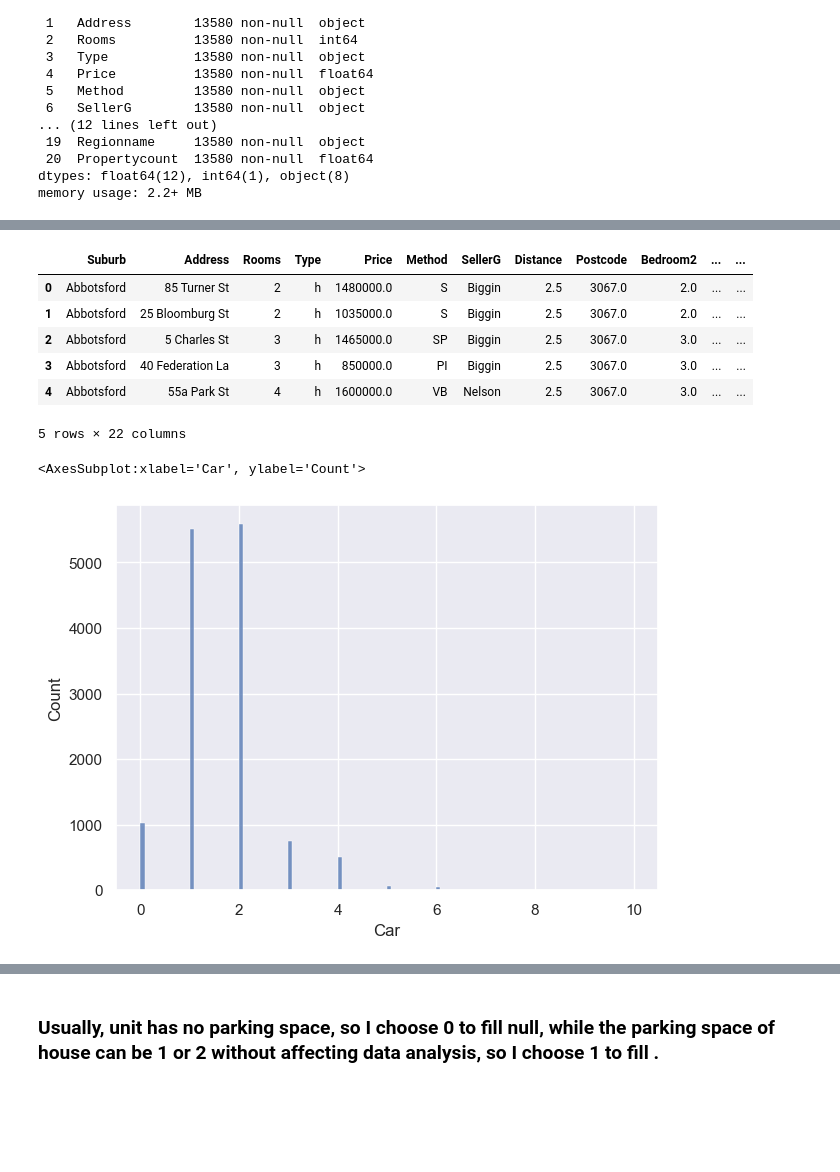
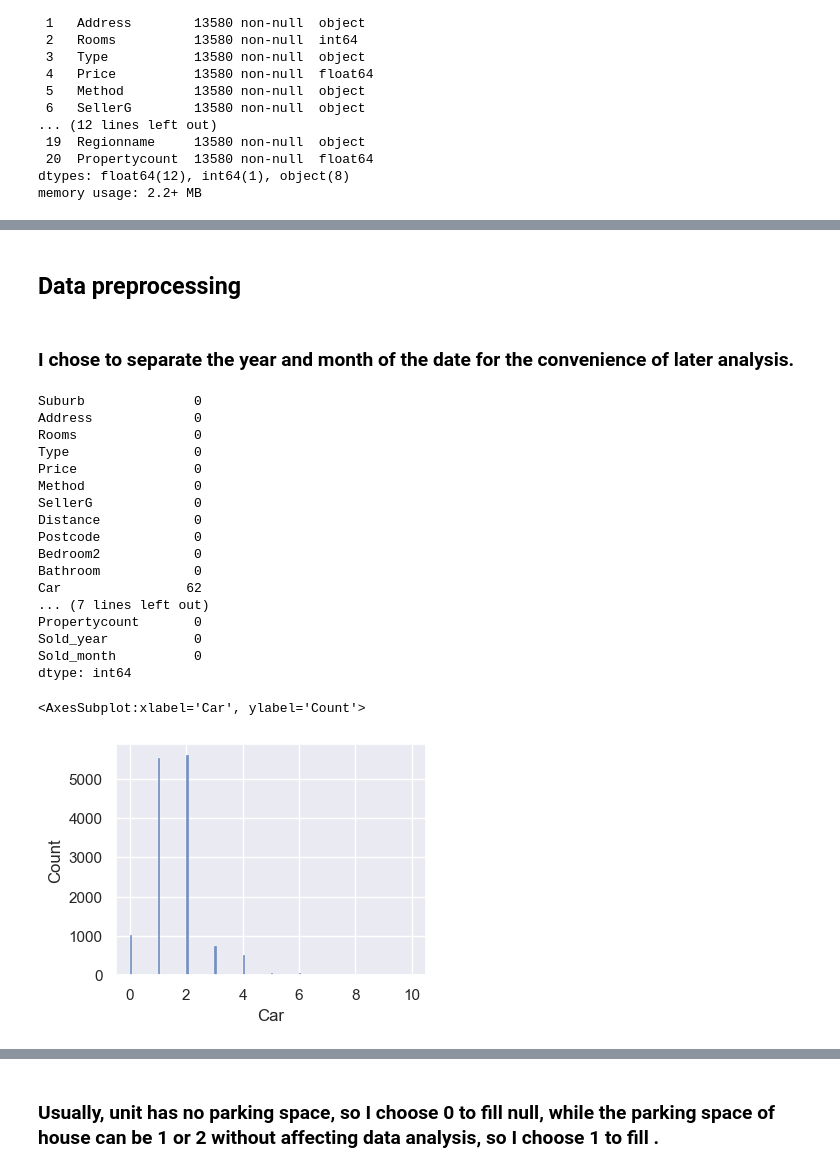
Before and after one commit to DanYANG18/task1, a Jupyter notebook: melhouse5.ipynb, the cells around one changed output, grey strips where cells are left out. Saved outputs shown, nothing was run; the diff lists cells and outputs as text; code cells hidden in the pictures; blank space fills up the shorter version.

```diff
--- a/melhouse5.ipynb
+++ b/melhouse5.ipynb
@@ -94,24 +73,39 @@ df.describe()
 | 50% | 3.000000 | 9.030000e+05 | 9.200000 | 3084.000000 | 3.000000 | 1.000000 | 2.000000 | 440.000000 | 126.000000 | 1970.000000 | ... |
 | 75% | 3.000000 | 1.330000e+06 | 13.000000 | 3148.000000 | 3.000000 | 2.000000 | 2.000000 | 651.000000 | 174.000000 | 1999.000000 | ... |
 | max | 10.000000 | 9.000000e+06 | 48.100000 | 3977.000000 | 20.000000 | 8.000000 | 10.000000 | 433014.000000 | 44515.000000 | 2018.000000 | ... |
+# %% [markdown]
+## Data preprocessing
+# %% [markdown]
+### I chose to separate the year and month of the date for the convenience of later analysis.
 # %%
 df['Date'] = pd.to_datetime(df['Date'])
 df['Sold_year'] = pd.DatetimeIndex(df['Date']).year
 df['Sold_month'] = pd.DatetimeIndex(df['Date']).month
 df.drop(columns = ['Date'], inplace = True)
-df.head()
-# %% [output]
-|  | Suburb | Address | Rooms | Type | Price | Method | SellerG | Distance | Postcode | Bedroom2 | ... | ... |
-| 0 | Abbotsford | 85 Turner St | 2 | h | 1480000.0 | S | Biggin | 2.5 | 3067.0 | 2.0 | ... | ... |
-| 1 | Abbotsford | 25 Bloomburg St | 2 | h | 1035000.0 | S | Biggin | 2.5 | 3067.0 | 2.0 | ... | ... |
-| 2 | Abbotsford | 5 Charles St | 3 | h | 1465000.0 | SP | Biggin | 2.5 | 3067.0 | 3.0 | ... | ... |
-| 3 | Abbotsford | 40 Federation La | 3 | h | 850000.0 | PI | Biggin | 2.5 | 3067.0 | 3.0 | ... | ... |
-| 4 | Abbotsford | 55a Park St | 4 | h | 1600000.0 | VB | Nelson | 2.5 | 3067.0 | 3.0 | ... | ... |
-5 rows × 22 columns
+# %%
+df.isnull().sum()
+# %% [output]
+Suburb              0
+Address             0
+Rooms               0
+Type                0
+Price               0
+Method              0
+SellerG             0
+Distance            0
+Postcode            0
+Bedroom2            0
+Bathroom            0
+Car                62
+... (7 lines left out)
+Propertycount       0
+Sold_year           0
+Sold_month          0
+dtype: int64
 # %%
 sns.set_theme(style="darkgrid")
-fig, axs = plt.subplots(figsize=(7,5))
+fig, axs = plt.subplots(figsize=(4,3))
 sns.histplot(df['Car'])
 # %% [output]
 <AxesSubplot:xlabel='Car', ylabel='Count'>
-[figure, old version]
+[figure, new version]
```
Also changed, not shown: parts of 56 cells of this notebook.
